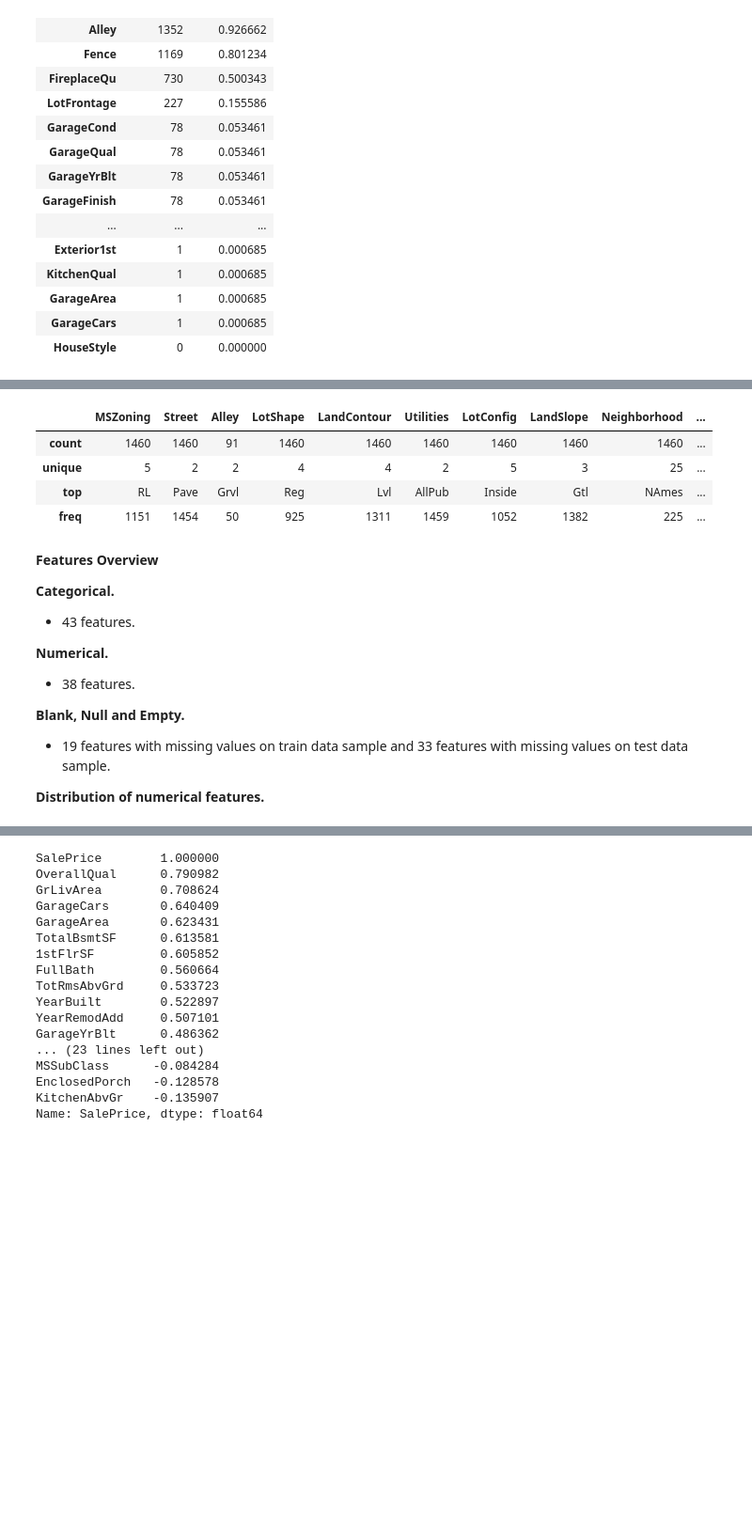
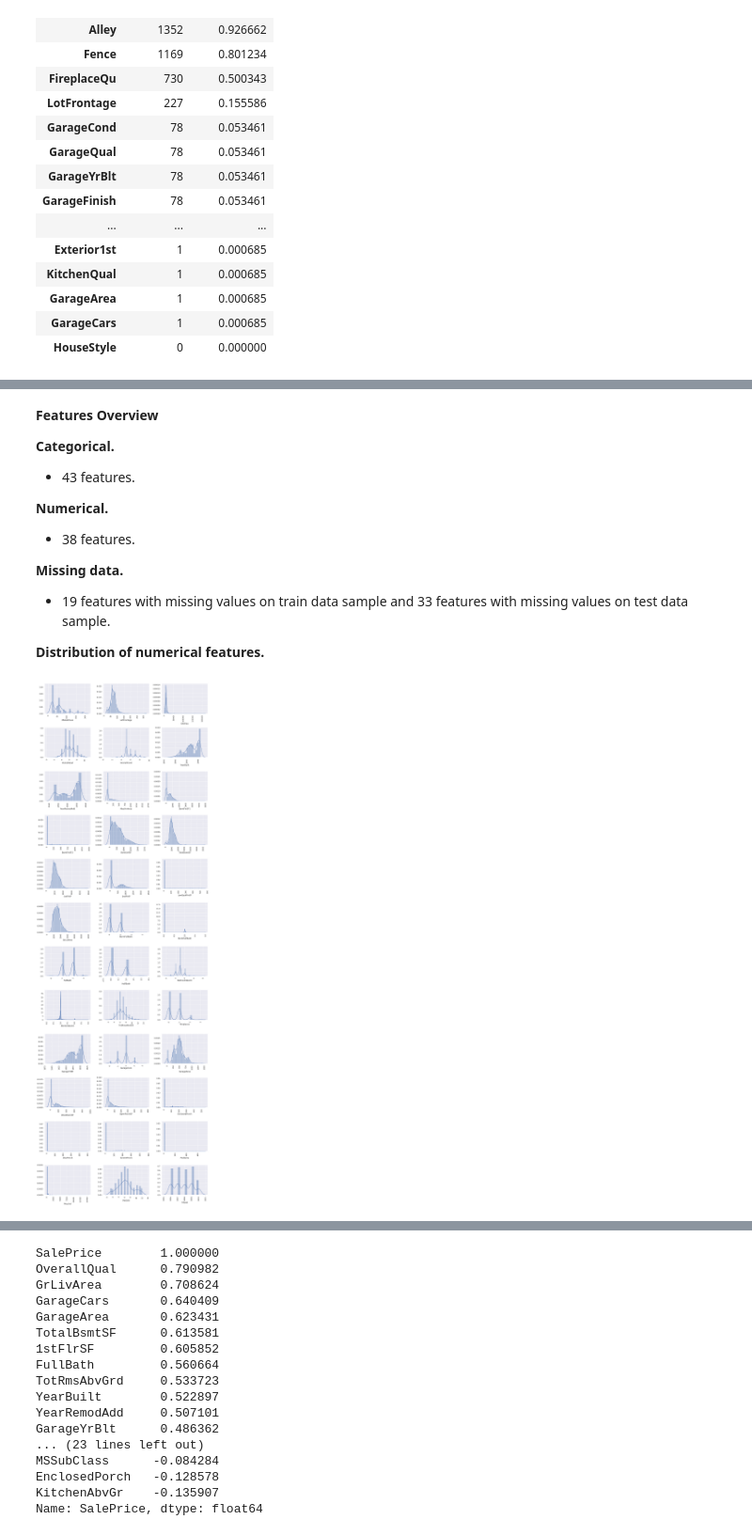
Before and after one commit to lucasnbarros/house-prices-advanced-regression-techniques, a Jupyter notebook: house-prices-advanced-regression-techniques.ipynb, the cells around one changed output, grey strips where cells are left out. Shown at 94% size. Drawn from its saved outputs; the diff is of its cells as text; code cells hidden in the pictures; blank space fills up the shorter version.

```diff
--- a/house-prices-advanced-regression-techniques.ipynb
+++ b/house-prices-advanced-regression-techniques.ipynb
@@ -208,14 +208,6 @@ df_train.describe()
 | 50% | 730.500000 | 50.000000 | 69.000000 | 9478.500000 | 6.000000 | 5.000000 | 1973.000000 | 1994.000000 | ... |
 | 75% | 1095.250000 | 70.000000 | 80.000000 | 11601.500000 | 7.000000 | 6.000000 | 2000.000000 | 2004.000000 | ... |
 | max | 1460.000000 | 190.000000 | 313.000000 | 215245.000000 | 10.000000 | 9.000000 | 2010.000000 | 2010.000000 | ... |
-# %%
-df_train.describe(include=object)
-# %% [output]
-|  | MSZoning | Street | Alley | LotShape | LandContour | Utilities | LotConfig | LandSlope | Neighborhood | ... |
-| count | 1460 | 1460 | 91 | 1460 | 1460 | 1460 | 1460 | 1460 | 1460 | ... |
-| unique | 5 | 2 | 2 | 4 | 4 | 2 | 5 | 3 | 25 | ... |
-| top | RL | Pave | Grvl | Reg | Lvl | AllPub | Inside | Gtl | NAmes | ... |
-| freq | 1151 | 1454 | 50 | 925 | 1311 | 1459 | 1052 | 1382 | 225 | ... |
 # %% [markdown]
 **Features Overview**
 
@@ -225,7 +217,7 @@ df_train.describe(include=object)
 **Numerical.**
 * 38 features.
 
-**Blank, Null and Empty.**
+**Missing data.**
 * 19 features with missing values on train data sample and 33 features with missing values on test data sample.
 
 **Distribution of numerical features.**
@@ -236 +230,15 @@ target = df_train.SalePrice
+# %%
+columns = num_cols
+
+plt.figure(figsize=(15, 45))
+
+for i, feature in enumerate(columns):
+    plt.subplot(12, 3, i+1)
+    sns.distplot(df_train[feature].dropna())
+    plt.xticks(rotation = 90)
+
+plt.tight_layout()
+plt.show()
+# %% [output]
+[figure, added]
 # %%
```
Also changed, not shown: parts of 22 cells of this notebook.
